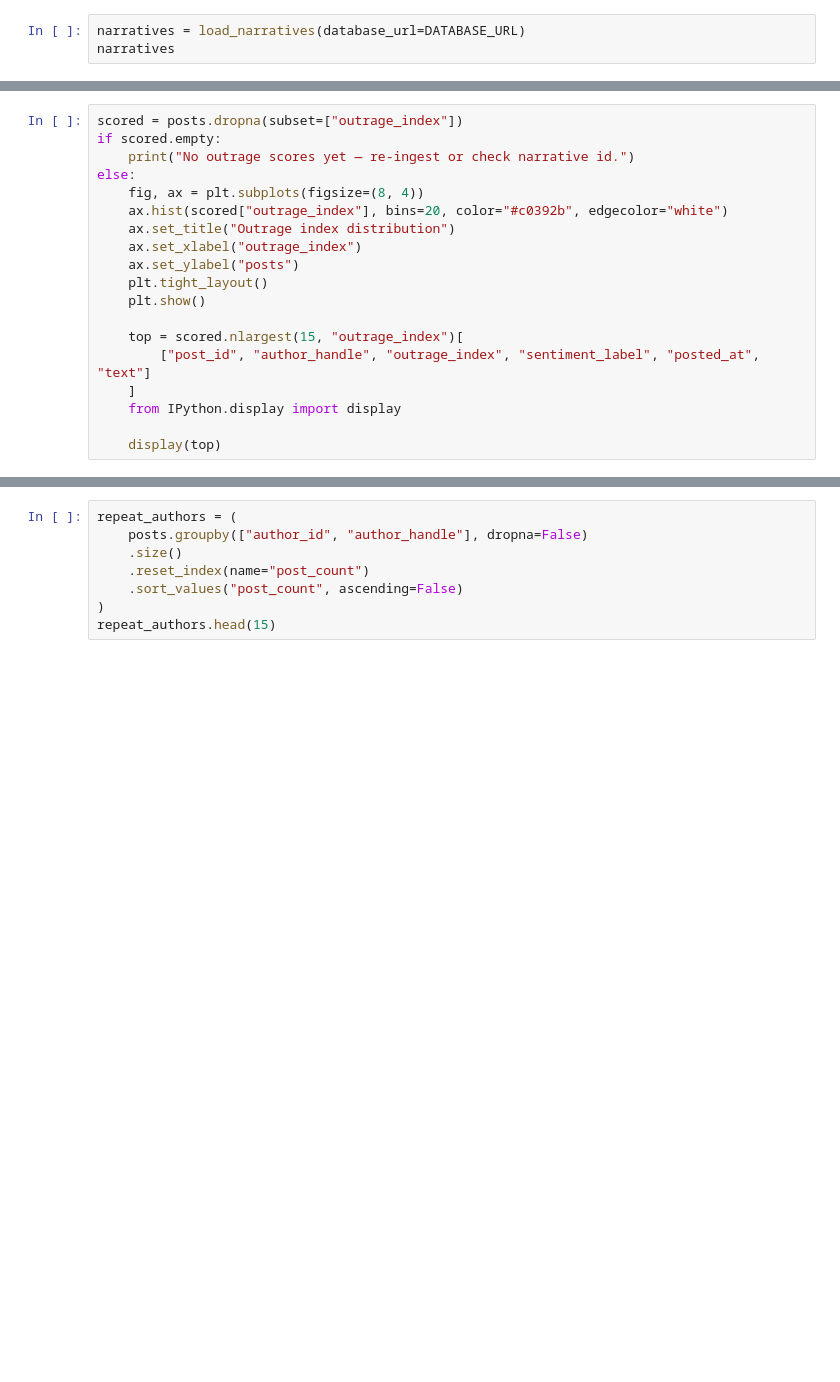
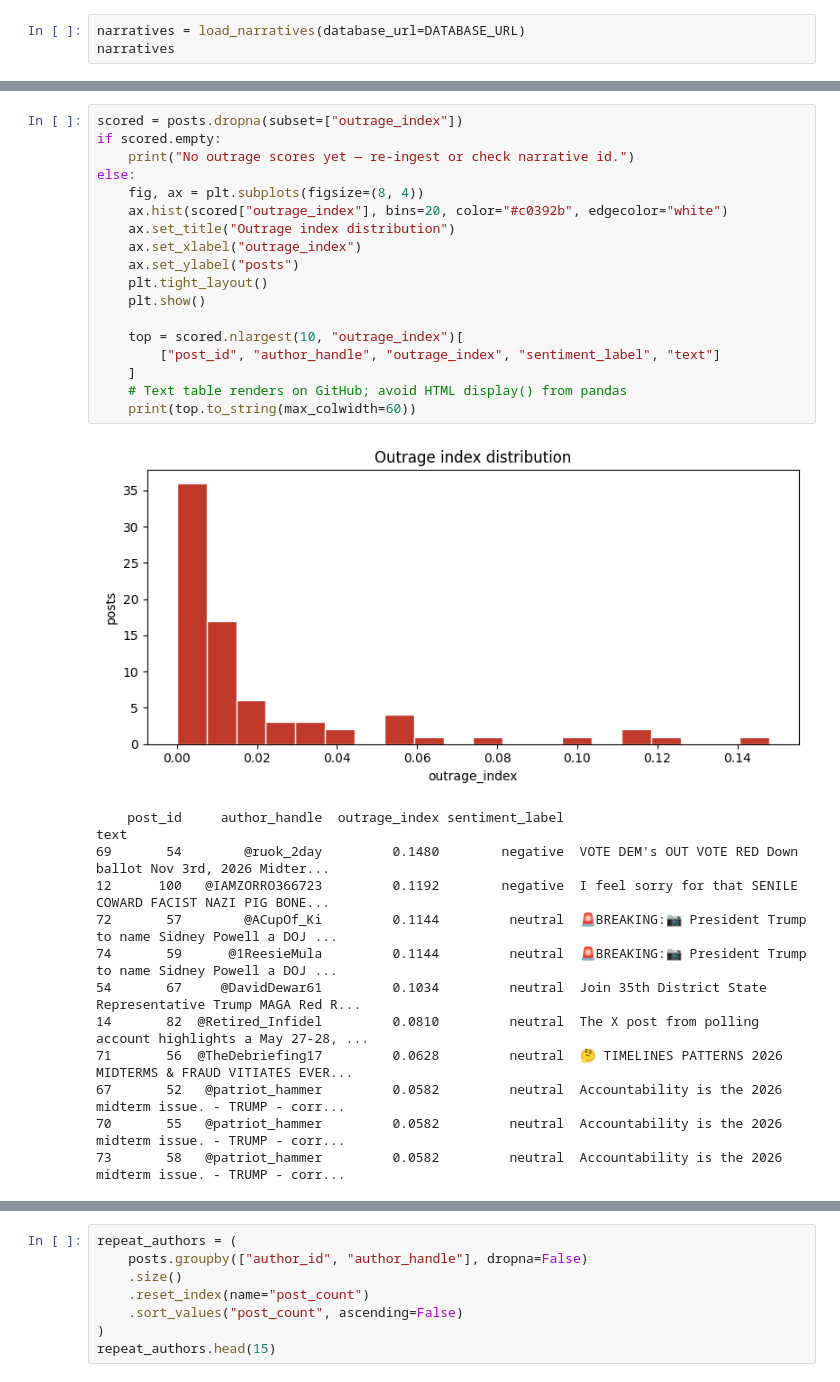
Before and after one commit to saptreekly/Project-Heimdall, a Jupyter notebook: notebooks/analyze_narrative.ipynb, the cells around one changed output, grey strips where cells are left out. Saved outputs shown, nothing was run; the diff lists cells and outputs as text; blank space fills up the shorter version.

Commit message:
Fix GitHub notebook preview: nbformat 4.4 and PNG-only outputs.
Remove nbformat-5 cell ids, avoid HTML dataframe displays, and add export script for charts.

```diff
--- a/notebooks/analyze_narrative.ipynb
+++ b/notebooks/analyze_narrative.ipynb
@@ -58,22 +71,34 @@ summary
 # %%
 scored = posts.dropna(subset=["outrage_index"])
 if scored.empty:
     print("No outrage scores yet — re-ingest or check narrative id.")
 else:
     fig, ax = plt.subplots(figsize=(8, 4))
     ax.hist(scored["outrage_index"], bins=20, color="#c0392b", edgecolor="white")
     ax.set_title("Outrage index distribution")
     ax.set_xlabel("outrage_index")
     ax.set_ylabel("posts")
     plt.tight_layout()
     plt.show()
 
-    top = scored.nlargest(15, "outrage_index")[
-        ["post_id", "author_handle", "outrage_index", "sentiment_label", "posted_at", "text"]
+    top = scored.nlargest(10, "outrage_index")[
+        ["post_id", "author_handle", "outrage_index", "sentiment_label", "text"]
     ]
-    from IPython.display import display
-
-    display(top)
+    # Text table renders on GitHub; avoid HTML display() from pandas
+    print(top.to_string(max_colwidth=60))
+# %% [output]
+[figure, added]
+    post_id     author_handle  outrage_index sentiment_label                                                         text
+69       54        @ruok_2day         0.1480        negative  VOTE DEM's OUT VOTE RED Down ballot Nov 3rd, 2026 Midter...
+12      100   @IAMZORRO366723         0.1192        negative  I feel sorry for that SENILE COWARD FACIST NAZI PIG BONE...
+72       57        @ACupOf_Ki         0.1144         neutral  🚨BREAKING:📷 President Trump to name Sidney Powell a DOJ ...
+74       59      @1ReesieMula         0.1144         neutral  🚨BREAKING:📷 President Trump to name Sidney Powell a DOJ ...
+54       67     @DavidDewar61         0.1034         neutral  Join 35th District State Representative Trump MAGA Red R...
+14       82  @Retired_Infidel         0.0810         neutral  The X post from polling account highlights a May 27-28, ...
+71       56  @TheDebriefing17         0.0628         neutral  🤔 TIMELINES PATTERNS 2026 MIDTERMS & FRAUD VITIATES EVER...
+67       52   @patriot_hammer         0.0582         neutral  Accountability is the 2026 midterm issue. - TRUMP - corr...
+70       55   @patriot_hammer         0.0582         neutral  Accountability is the 2026 midterm issue. - TRUMP - corr...
+73       58   @patriot_hammer         0.0582         neutral  Accountability is the 2026 midterm issue. - TRUMP - corr...
 # %%
 clusters = find_duplicate_text_clusters(posts, min_posts=2)
 print(f"Duplicate text clusters: {len(clusters)}")
```
Also changed, not shown: parts of 5 cells of this notebook, 2 other files.
